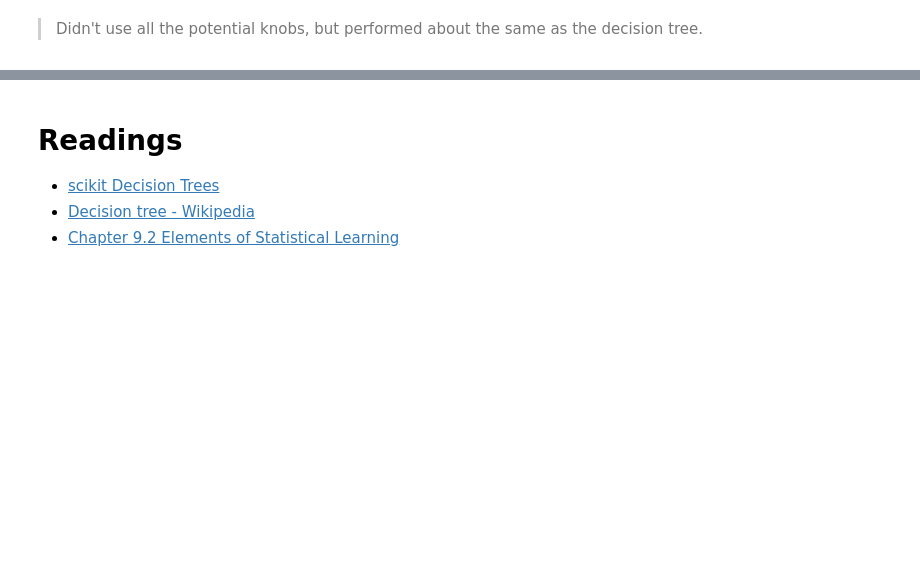
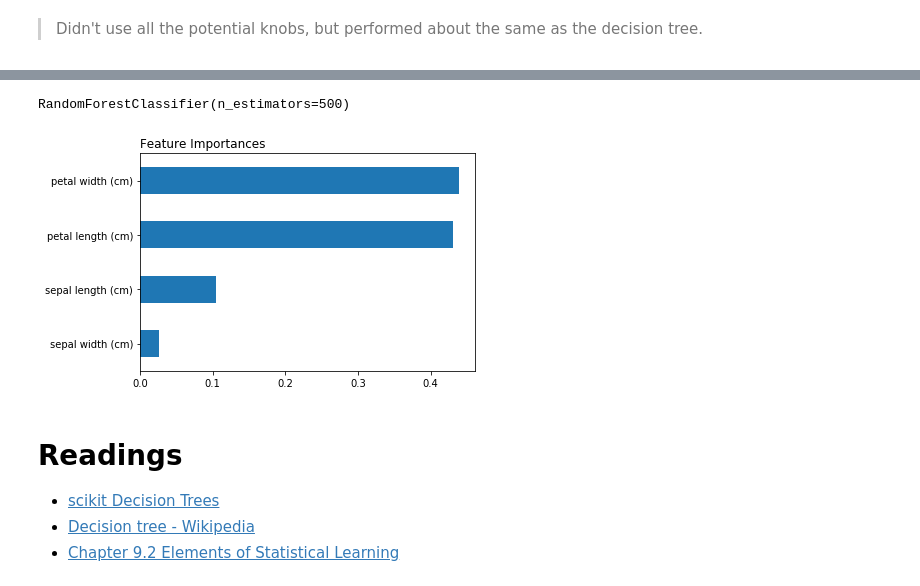
Before and after one commit to appliedecon/data602-lectures, a Jupyter notebook: week08/trees.ipynb, the cells around one changed output, grey strips where cells are left out. Saved outputs shown, nothing was run; the diff lists cells and outputs as text; code cells hidden in the pictures; blank space fills up the shorter version.

Commit message:
Add files via upload
Added feature importance example

```diff
--- a/week08/trees.ipynb
+++ b/week08/trees.ipynb
@@ -867,3 +873,30 @@ weighted avg       0.97      0.88      0.91      2000
+# %%
+from sklearn.datasets import load_iris
+
+iris = load_iris()
+X, y = iris.data, iris.target
+
+from sklearn.ensemble import RandomForestClassifier
+
+rnd_clf = RandomForestClassifier(n_estimators=500)
+rnd_clf.fit(X, y)
+# %% [output]
+RandomForestClassifier(n_estimators=500)
+# %%
+import pandas as pd
+import matplotlib.pyplot as plt
+%matplotlib inline
+
+imps = list(zip(iris.feature_names, rnd_clf.feature_importances_))
+
+fi = pd.Series([x[1] for x in imps], index=[x[0] for x in imps])
+fi = fi.sort_values(ascending=True)
+
+fi.plot.barh()
+plt.title('Feature Importances', loc='left')
+plt.show()
+# %% [output]
+[figure, added]
 # %% [markdown]
 # Readings
 - [scikit Decision Trees](https://scikit-learn.org/stable/modules/tree.html)
```
Also changed, not shown: parts of 21 cells of this notebook.
